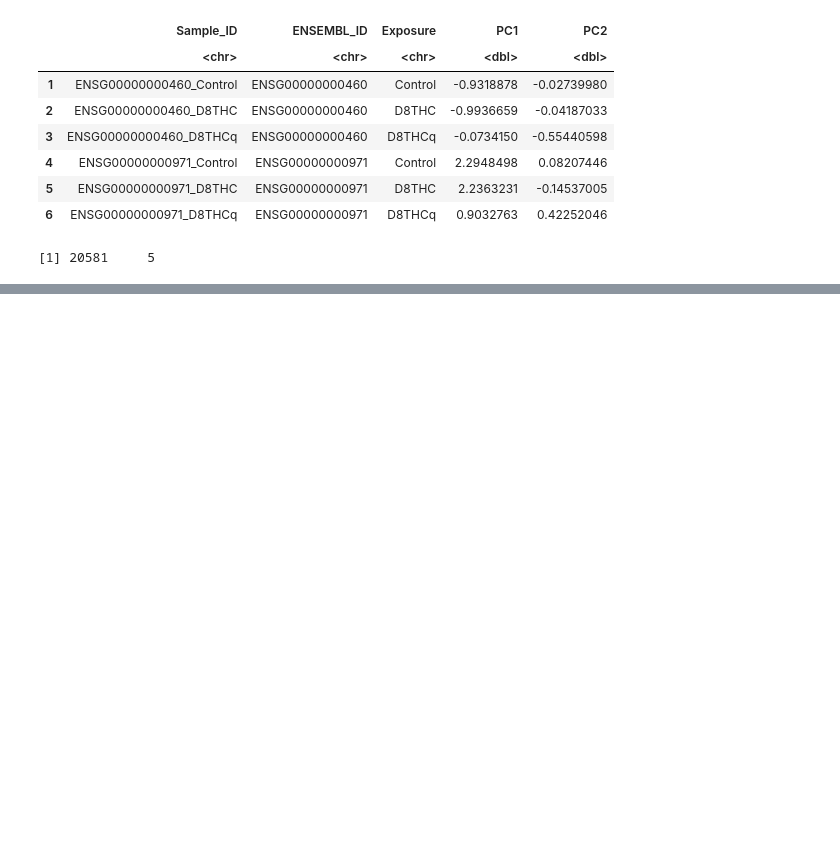
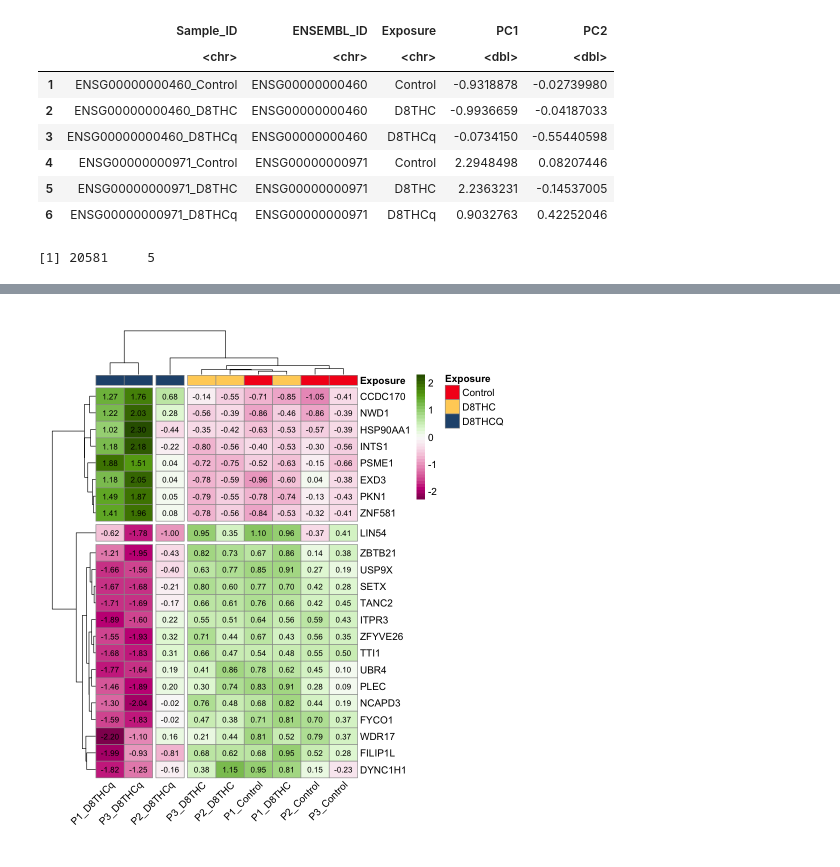
Before and after one commit to UNC-CEMALB/P1016.-THC-RNASeq-Adducts, a Jupyter notebook: 2. Cluster Analysis/Cluster Analysis.ipynb, the cells around one changed output, grey strips where cells are left out. Saved outputs shown, nothing was run; the diff lists cells and outputs as text; code cells hidden in the pictures; blank space fills up the shorter version.

```diff
--- a/2. Cluster Analysis/Cluster Analysis.ipynb
+++ b/2. Cluster Analysis/Cluster Analysis.ipynb
@@ -208,0 +302,6 @@ FigureX
+# %%
+# transposing data
+genes_df = genes_df %>%
+    column_to_rownames("ENSEMBL_ID")
+
+head(genes_df)
@@ -208,0 +318,13 @@ FigureX
+# %%
+# getting gene names
+Gene_Name = mapIds(org.Hs.eg.db, keys = rownames(genes_df), keytype = "ENSEMBL", column = "SYMBOL")
+
+heatmap_df = data.frame(cbind(Gene_Name, genes_df)) %>%
+      remove_rownames() %>%
+    # only retaining 23 genes that formed dna adducts
+    filter(Gene_Name %in% c('CCDC170','DYNC1H1','EXD3','FILIP1L','FYCO1','HSP90AA1','INTS1','ITPR3',
+                            'LIN54','NCAPD3','NWD1','PKN1','PLEC','PSME1','SETX','TANC2','TTI1','UBR4',
+                            'USP9X','WDR17','ZBTB21','ZFYVE26','ZNF581')) %>%
+    column_to_rownames(var = 'Gene_Name')
+
+head(heatmap_df)
@@ -208,0 +342,9 @@ FigureX
+# %%
+# creating a dataframe for annotations
+annotation_df = genes_df %>%
+    t() %>%
+    data.frame() %>%
+    mutate(Exposure = c(rep('Control',3), rep('D8THC',3),rep('D8THCQ',3))) %>%
+    dplyr::select(Exposure)
+
+head(annotation_df)
@@ -208,0 +361,12 @@ FigureX
+# %%
+options(repr.plot.width=8, repr.plot.height=9) #changing size
+FigureXb = pheatmap(heatmap_df, cluster_rows = TRUE, cluster_cols = TRUE, scale = 'row',
+         angle_col = 45, fontsize = 12,
+         cellheight = 20, cellwidth = 34,
+         color = hcl.colors(40, "PiYG"),
+         annotation_col = annotation_df,
+         annotation_colors = list(Exposure = c(Control = "#F5191C", D8THC = "#ffd166", D8THCQ = '#26547c')),
+         display_numbers = TRUE, number_color = "black",
+         cutree_row = 3, cutree_col = 3) # adds a break bewtween the largest clusters
+# %% [output]
+[figure, added]
```
Also changed, not shown: parts of 19 cells of this notebook.
